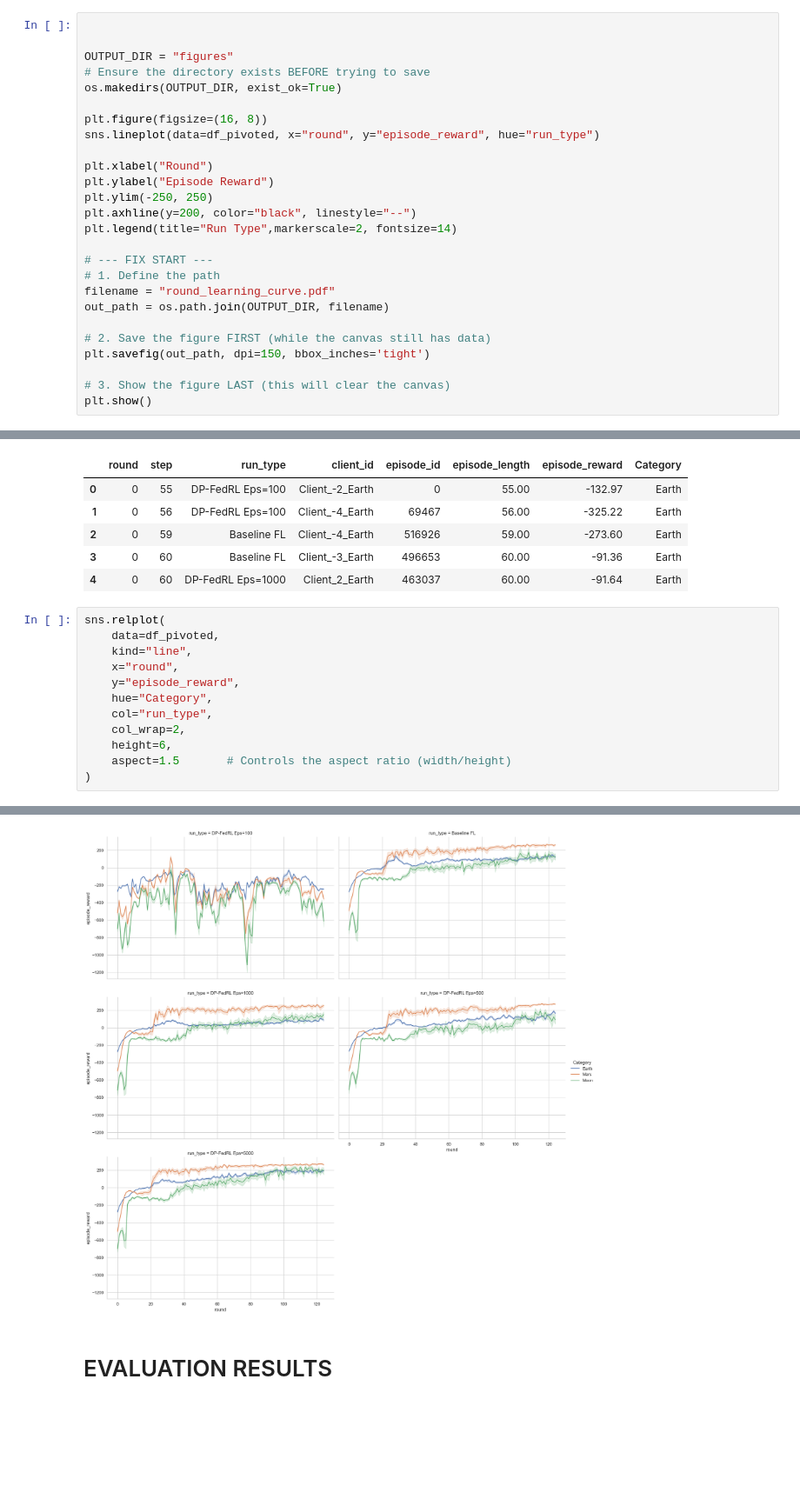
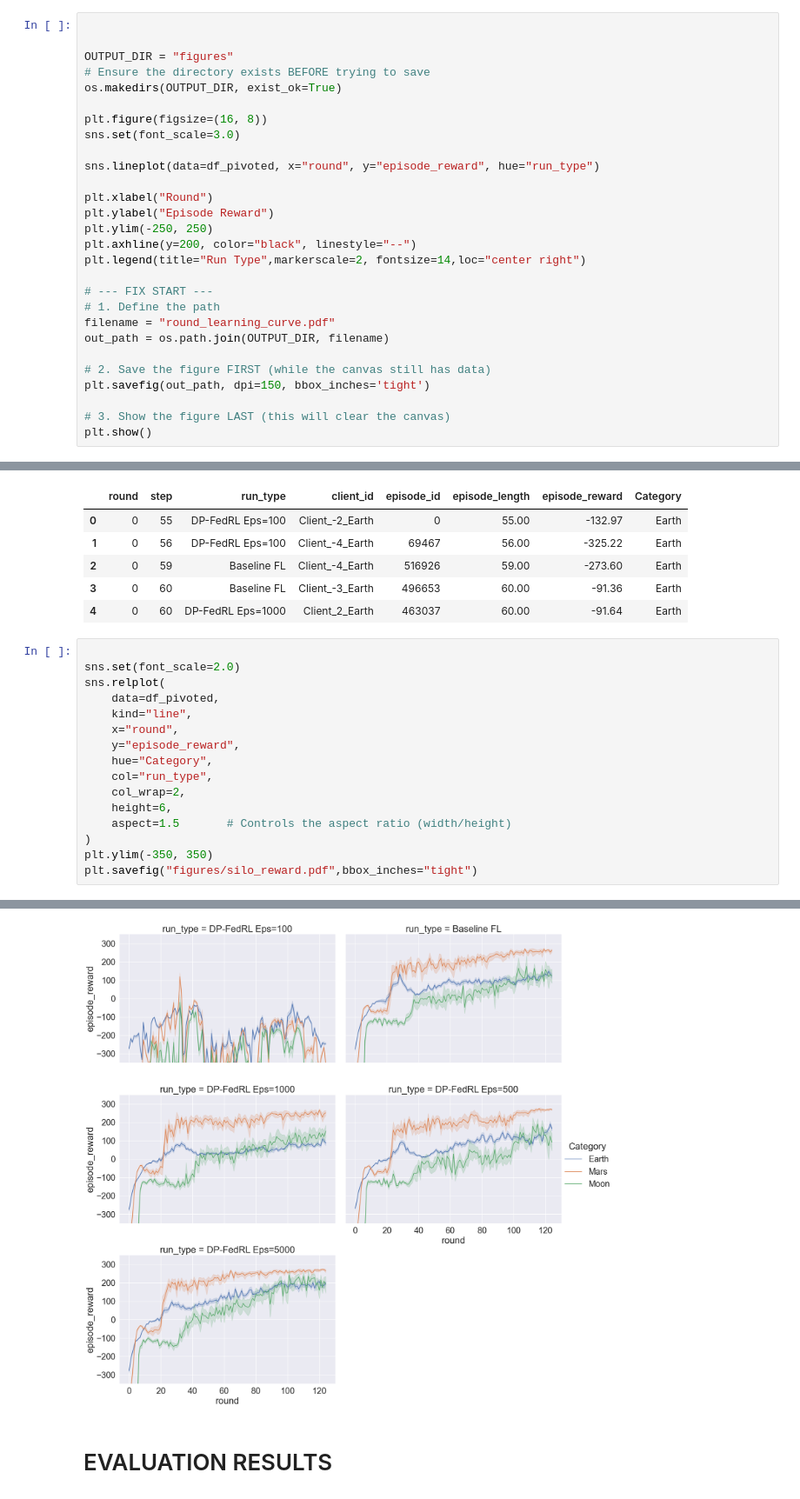
Before and after one commit to henriquem27/CS595-Project-FedRL, a Jupyter notebook: plotting.ipynb, the cells around one changed output, grey strips where cells are left out. Shown at 87% size. Drawn from its saved outputs; the diff is of its cells as text; blank space fills up the shorter version.

```diff
--- a/plotting.ipynb
+++ b/plotting.ipynb
@@ -63,13 +63,15 @@ OUTPUT_DIR = "figures"
 os.makedirs(OUTPUT_DIR, exist_ok=True)
 
 plt.figure(figsize=(16, 8))
+sns.set(font_scale=3.0)
+
 sns.lineplot(data=df_pivoted, x="round", y="episode_reward", hue="run_type")
 
 plt.xlabel("Round")
 plt.ylabel("Episode Reward")
 plt.ylim(-250, 250)
 plt.axhline(y=200, color="black", linestyle="--")
-plt.legend(title="Run Type",markerscale=2, fontsize=14)
+plt.legend(title="Run Type",markerscale=2, fontsize=14,loc="center right")
 
 # --- FIX START ---
 # 1. Define the path
@@ -98,6 +100,8 @@ df_pivoted.head()
 | 3 | 0 | 60 | Baseline FL | Client_-3_Earth | 496653 | 60.00 | -91.36 | Earth |
 | 4 | 0 | 60 | DP-FedRL Eps=1000 | Client_2_Earth | 463037 | 60.00 | -91.64 | Earth |
 # %%
+
+sns.set(font_scale=2.0)
 sns.relplot(
     data=df_pivoted,
     kind="line",
@@ -109,4 +113,6 @@ sns.relplot(
     height=6,
     aspect=1.5       # Controls the aspect ratio (width/height)
 )
+plt.ylim(-350, 350)
+plt.savefig("figures/silo_reward.pdf",bbox_inches="tight")
 # %% [output]
@@ -114,4 +119,4 @@ sns.relplot(
-[figure, old version]
+[figure, new version]
 # %% [markdown]
 # EVALUATION RESULTS
 # %%
```
Also changed, not shown: parts of 3 cells of this notebook, 3 other files.
